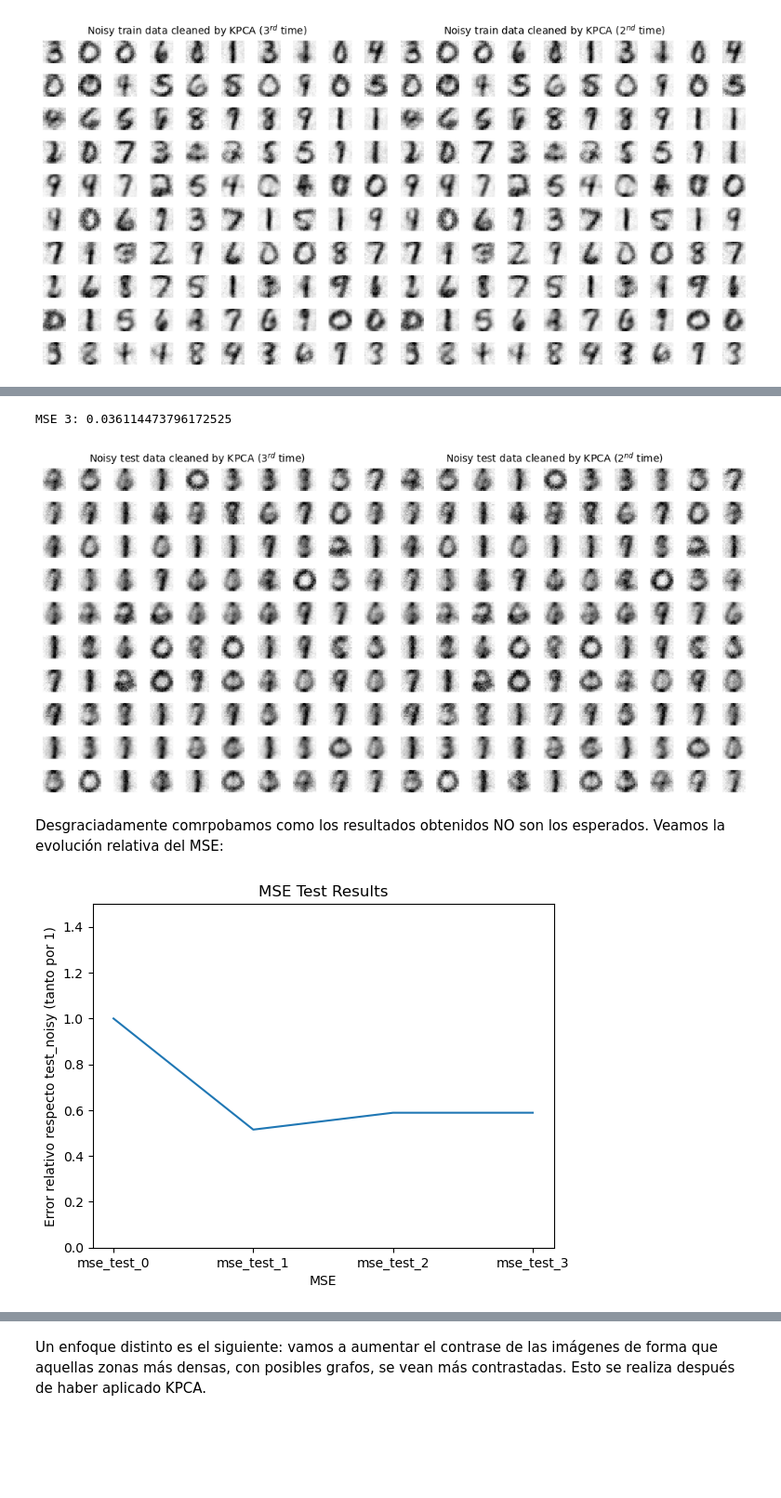
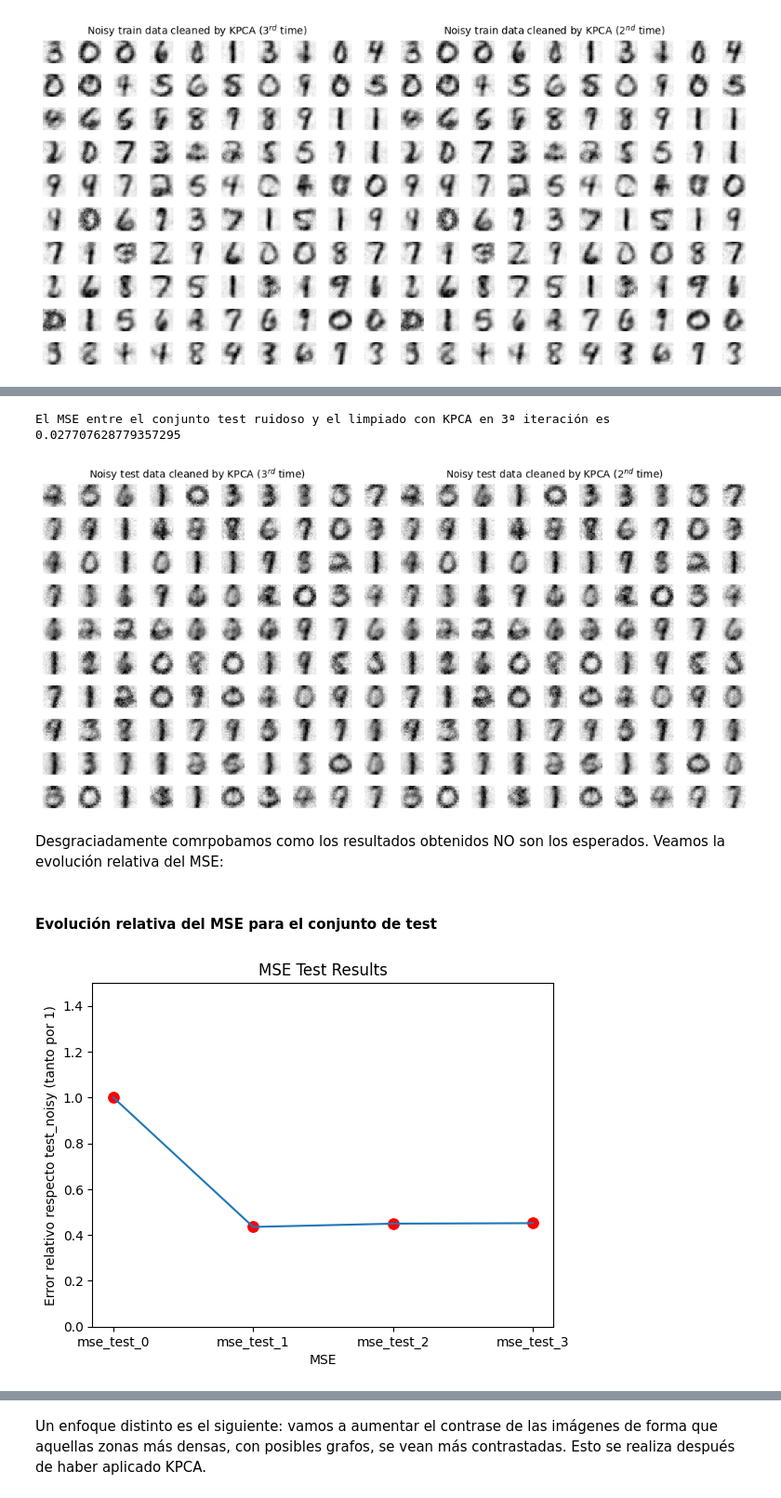
Before and after one commit to jemarle/AMII, a Jupyter notebook: Proyecto_denoising/Pr_denoising_carlos_jesus.ipynb, the cells around one changed output, grey strips where cells are left out. Shown at 93% size. Saved outputs shown, nothing was run; the diff lists cells and outputs as text; code cells hidden in the pictures; blank space fills up the shorter version.

```diff
--- a/Proyecto_denoising/Pr_denoising_carlos_jesus.ipynb
+++ b/Proyecto_denoising/Pr_denoising_carlos_jesus.ipynb
@@ -233,8 +241,9 @@ Una vez más nos quedamos con el modelo que menor MSE presenta. Las imágenes ha
 # %%
-gamma = 0.06625
-kernel = 'poly'
+gamma = best_gamma_2
+kernel = best_kernel_2
+num_components = best_n_components_2
 
-kpca = KernelPCA(kernel=kernel, gamma=gamma, fit_inverse_transform=True).fit(X_back_m1)
+kpca = KernelPCA(kernel=kernel, gamma=gamma, n_components = num_components, fit_inverse_transform=True).fit(X_back_m1)
 X_kpca = kpca.transform(X_back_m1)
 X_back_m2 = kpca.inverse_transform(X_kpca)
 
@@ -365,15 +359,16 @@ Notamos que el salto en calidad existe pero es menor que el obtenido entre la pr
 # %%
-gamma_1 = 0.01375
-kernel_1 = 'poly'
+gamma_1 = best_gamma
+kernel_1 = best_kernel
+num_components_1 = best_n_components
 
 mse_test_0 = calcular_mse(nuevas=X_test_noisy, originales=X_test)
-print("MSE 0:", mse_test_0)
+print(f"El MSE entre el conjunto test original y el ruidoso inicial es {mse_test_0}")
 
-kpca_1 = KernelPCA(kernel=kernel_1, gamma=gamma_1, fit_inverse_transform=True).fit(X_test_noisy)
+kpca_1 = KernelPCA(kernel=kernel_1, gamma=gamma_1, n_components = num_components_1, random_state = rs, fit_inverse_transform=True).fit(X_test_noisy)
 X_kpca_1 = kpca_1.transform(X_test_noisy)
 X_back_m1_test = kpca_1.inverse_transform(X_kpca_1)
 mse_test_1 = calcular_mse(nuevas=X_back_m1_test, originales=X_test)
-print("MSE 1:", mse_test_1)
+print(f"El MSE entre el conjunto test ruidoso y el limpiado con KPCA en 1ª iteración es {mse_test_1}")
 
 
 plot_parallel(X_back_m1_test, X_test_noisy, "Noisy test data cleaned by KPCA ($1^{st}$ time)", "Uncleaned test data")
@@ -383,14 +378,15 @@ MSE 1: 0.03159296842554672
 [figure]
 # %%
-gamma_2 = 0.06625
-kernel_2 = 'poly'
+gamma_2 = best_gamma_2
+kernel_2 = best_kernel_2
+num_components_2 = best_n_components_2
 
 
-kpca_2 = KernelPCA(kernel=kernel_2, gamma=gamma_2, fit_inverse_transform=True).fit(X_back_m1_test)
+kpca_2 = KernelPCA(kernel=kernel_2, gamma=gamma_2, n_components = num_components_2, random_state = rs, fit_inverse_transform=True).fit(X_back_m1_test)
 X_kpca_2 = kpca_2.transform(X_back_m1_test)
 X_back_m2_test = kpca_2.inverse_transform(X_kpca_2)
 mse_test_2 = calcular_mse(nuevas=X_back_m2_test, originales=X_test)
-print("MSE 2:", mse_test_2)
+print(f"El MSE entre el conjunto test ruidoso y el limpiado con KPCA en 2ª iteración es {mse_test_2}")
 
 plot_parallel(X_back_m2_test, X_back_m1_test, "Noisy test data cleaned by KPCA ($2^{nd}$ time)", "Noisy test data cleaned by KPCA ($1^{st}$ time)")
 # %% [output]
@@ -398,36 +394,37 @@ MSE 2: 0.0361090253311589
 [figure]
 # %%
+gamma_3 = best_gamma_3
+kernel_3 = best_kernel_3
+num_components_3 = best_n_components_3
 
-gamma_3 = 0.25000
-kernel_3 = 'poly'
-kpca_3 = KernelPCA(kernel=kernel_3, gamma=gamma_3, fit_inverse_transform=True).fit(X_back_m2_test)
+kpca_3 = KernelPCA(kernel=kernel_3, gamma=gamma_3, n_components = num_components_3, random_state = rs, fit_inverse_transform=True).fit(X_back_m2_test)
 X_kpca_3 = kpca_3.transform(X_back_m2_test)
 X_back_m3_test = kpca_3.inverse_transform(X_kpca_3)
 mse_test_3 = calcular_mse(nuevas=X_back_m3_test, originales=X_test)
-print("MSE 3:", mse_test_3)
+print(f"El MSE entre el conjunto test ruidoso y el limpiado con KPCA en 3ª iteración es {mse_test_3}")
 
 
 plot_parallel(X_back_m3_test, X_back_m1_test, "Noisy test data cleaned by KPCA ($3^{rd}$ time)", "Noisy test data cleaned by KPCA ($2^{nd}$ time)")
 # %% [output]
-MSE 3: 0.036114473796172525
+El MSE entre el conjunto test ruidoso y el limpiado con KPCA en 3ª iteración es 0.027707628779357295
 [figure]
 # %% [markdown]
 Desgraciadamente comrpobamos como los resultados obtenidos NO son los esperados. Veamos la evolución relativa del MSE:
+# %% [markdown]
+#### Evolución relativa del MSE para el conjunto de test
 # %%
-
-
-# Create a dataframe with the MSE values
 data = {'MSE': ['mse_test_0', 'mse_test_1', 'mse_test_2', 'mse_test_3'],
         'Value': [mse_test_0 / mse_test_0, mse_test_1 / mse_test_0, mse_test_2 / mse_test_0, mse_test_3 / mse_test_0]}
 df = pd.DataFrame(data)
 
-# Plot the MSE values
+
 sns.lineplot(x='MSE', y='Value', data=df)
+sns.scatterplot(x='MSE', y='Value', data=df, color='red', marker='o', s=100)  # Add individual points
 plt.xlabel('MSE')
 plt.ylabel('Error relativo respecto test_noisy (tanto por 1)')
 plt.title('MSE Test Results')
-plt.ylim(0, 1.5)  # Set the y-axis limits
+plt.ylim(0, 1.5)
 plt.show()
 # %% [output]
-[figure, old version]
+[figure, new version]
 # %% [markdown]
```
Also changed, not shown: parts of 45 cells of this notebook.
